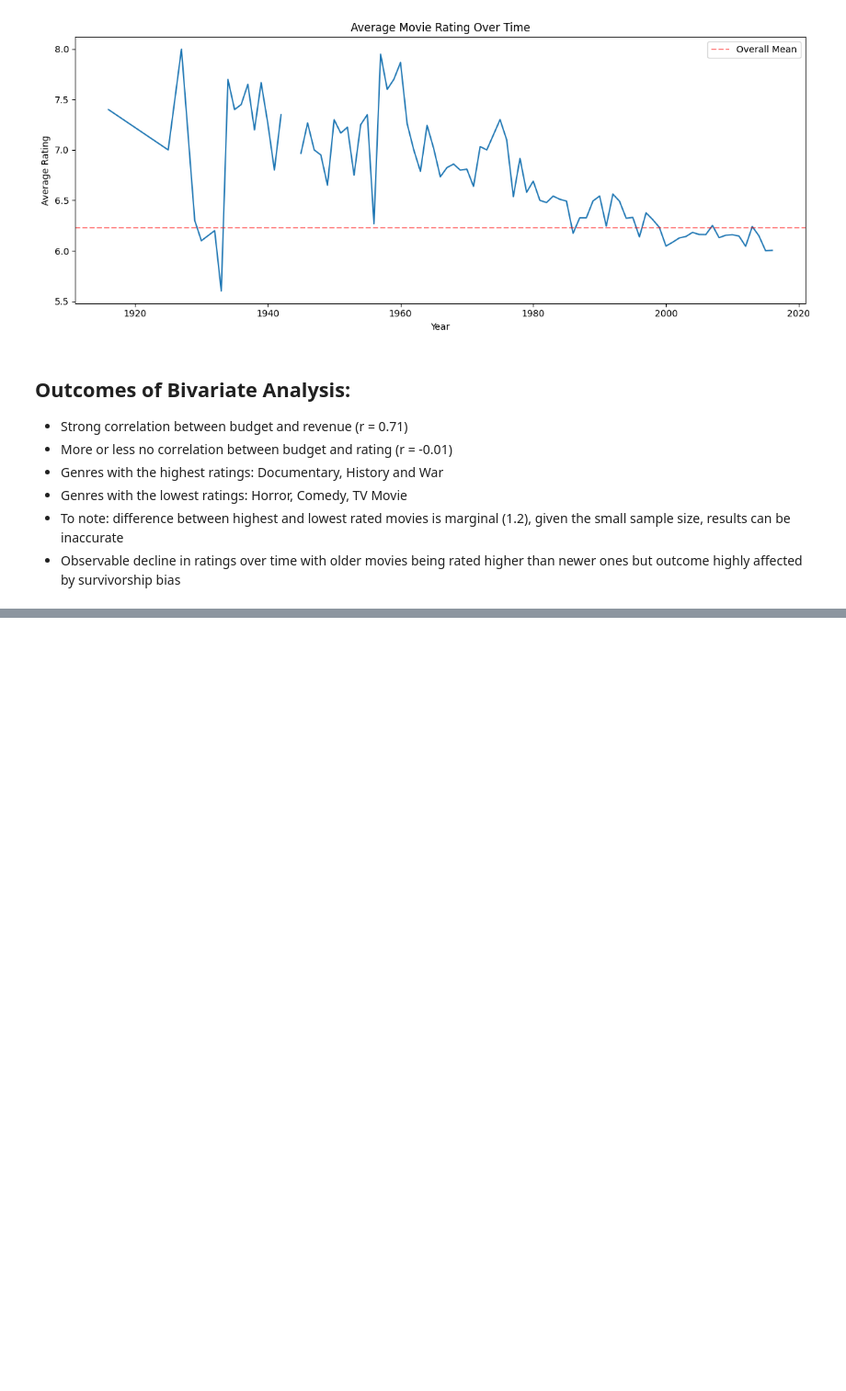
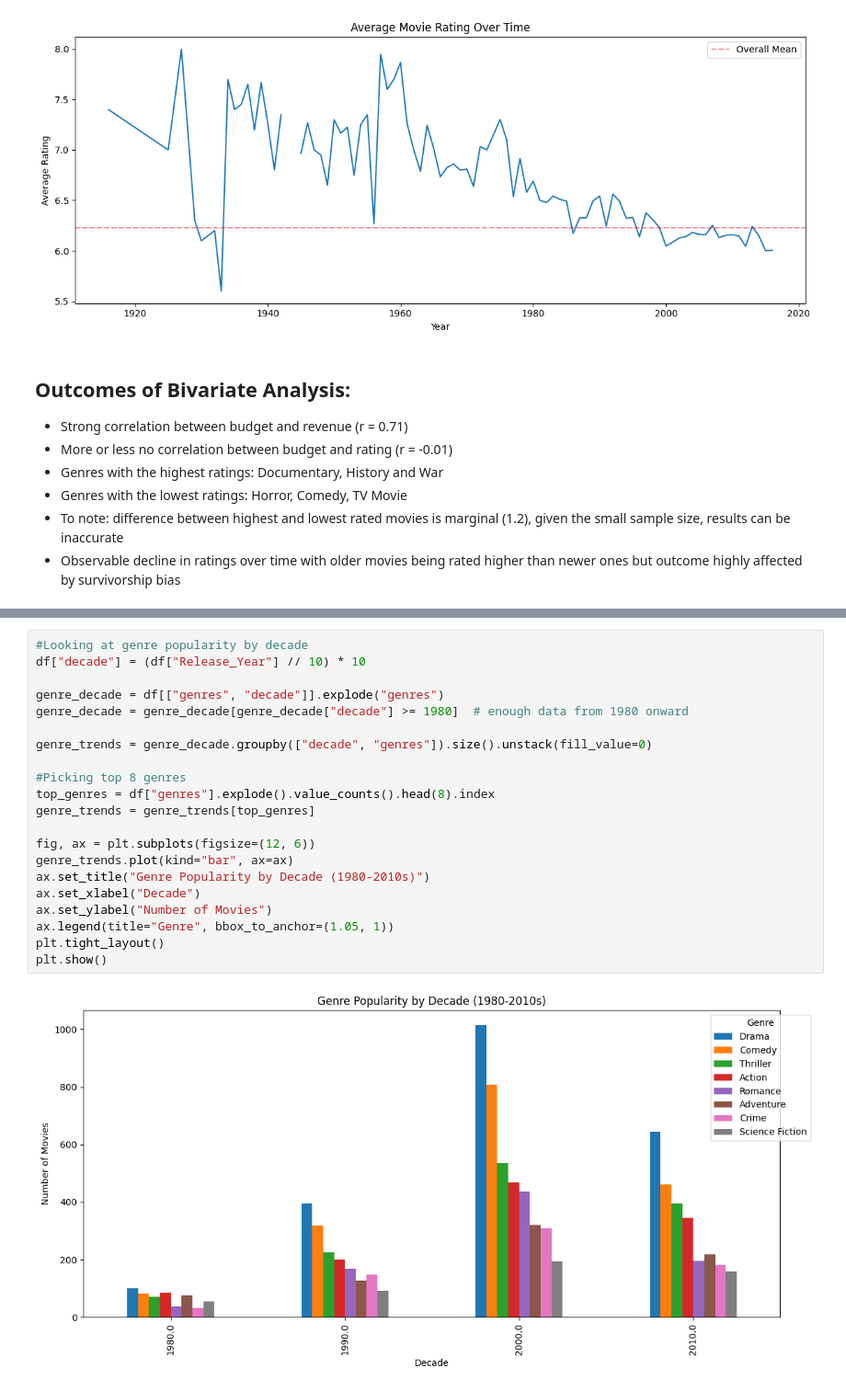
Before and after one commit to Ishan-Mishra21/Movies-EDA, a Jupyter notebook: MoviesEDA.ipynb, the cells around one changed output, grey strips where cells are left out. Shown at 92% size. Cells and saved outputs as stored; diff of their text form; blank space fills up the shorter version.

```diff
--- a/MoviesEDA.ipynb
+++ b/MoviesEDA.ipynb
@@ -345,0 +441,23 @@ plt.show()
+# %%
+#Looking at genre popularity by decade
+df["decade"] = (df["Release_Year"] // 10) * 10
+
+genre_decade = df[["genres", "decade"]].explode("genres")
+genre_decade = genre_decade[genre_decade["decade"] >= 1980]  # enough data from 1980 onward
+
+genre_trends = genre_decade.groupby(["decade", "genres"]).size().unstack(fill_value=0)
+
+#Picking top 8 genres
+top_genres = df["genres"].explode().value_counts().head(8).index
+genre_trends = genre_trends[top_genres]
+
+fig, ax = plt.subplots(figsize=(12, 6))
+genre_trends.plot(kind="bar", ax=ax)
+ax.set_title("Genre Popularity by Decade (1980-2010s)")
+ax.set_xlabel("Decade")
+ax.set_ylabel("Number of Movies")
+ax.legend(title="Genre", bbox_to_anchor=(1.05, 1))
+plt.tight_layout()
+plt.show()
+# %% [output]
+[figure, added]
```
Also changed, not shown: parts of 9 cells of this notebook.
